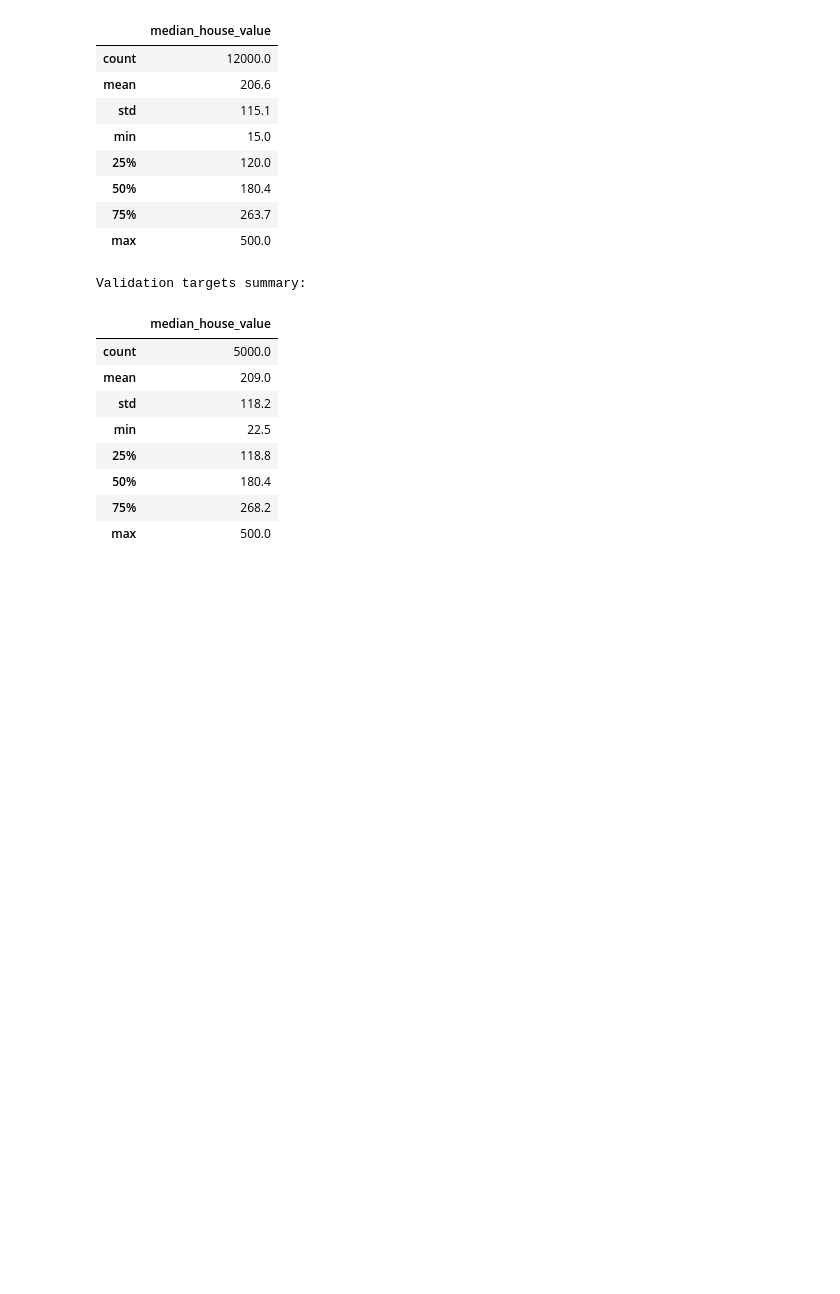
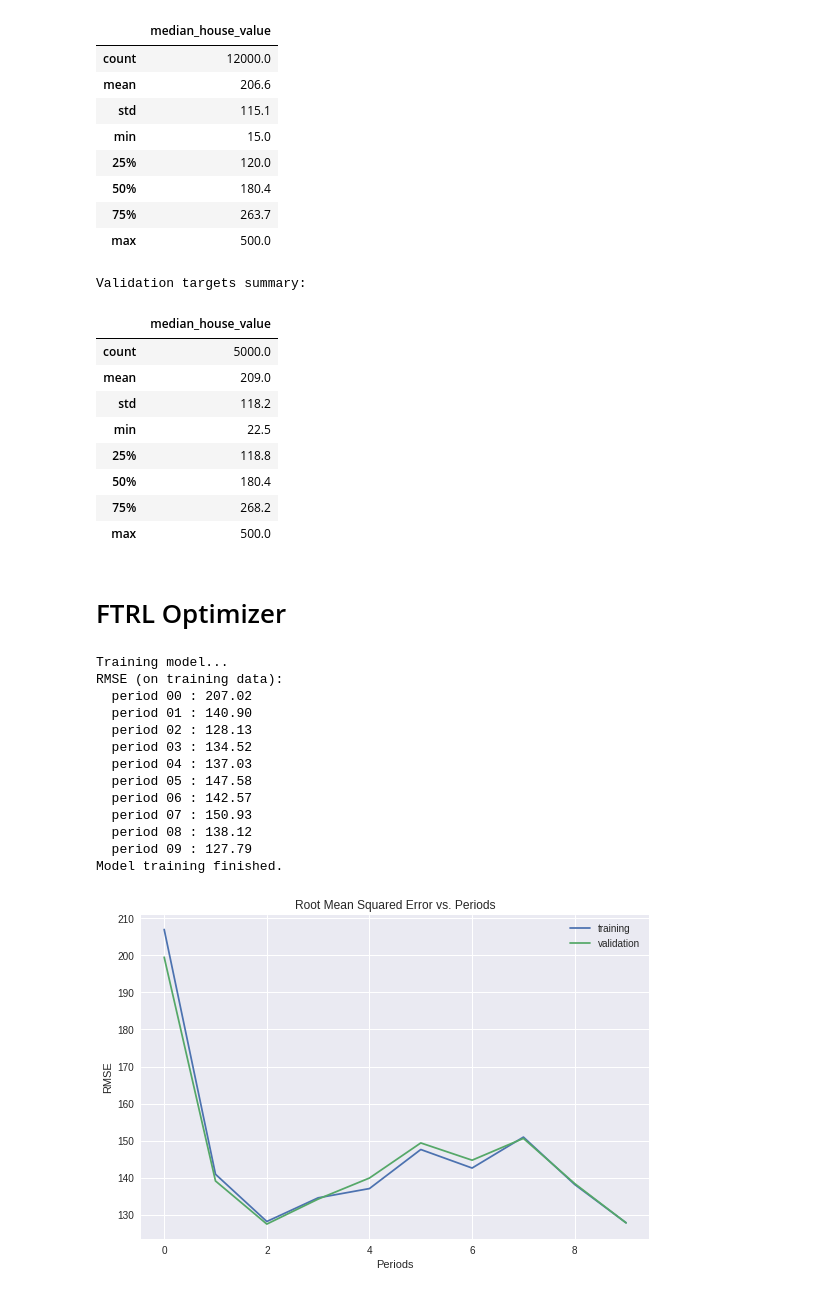
Before and after one commit to dom-andolino/learning-ml-crash-course, a Jupyter notebook: working-notebook-1.ipynb, the cells around one changed output. Drawn from its saved outputs; the diff is of its cells as text; code cells hidden in the pictures; blank space fills up the shorter version.

```diff
--- a/working-notebook-1.ipynb
+++ b/working-notebook-1.ipynb
@@ -185,3 +185,5 @@ Validation targets summary:
 | 50% | 180.4 |
 | 75% | 268.2 |
 | max | 500.0 |
+# %% [markdown]
+# FTRL Optimizer
@@ -187,0 +289,25 @@ Validation targets summary:
+# %%
+_ = train_model(
+    learning_rate=1.0,
+    steps=500,
+    batch_size=100,
+    feature_columns=construct_feature_columns(training_examples),
+    training_examples=training_examples,
+    training_targets=training_targets,
+    validation_examples=validation_examples,
+    validation_targets=validation_targets)
+# %% [output]
+Training model...
+RMSE (on training data):
+  period 00 : 207.02
+  period 01 : 140.90
+  period 02 : 128.13
+  period 03 : 134.52
+  period 04 : 137.03
+  period 05 : 147.58
+  period 06 : 142.57
+  period 07 : 150.93
+  period 08 : 138.12
+  period 09 : 127.79
+Model training finished.
+[figure, added]
```
Also changed, not shown: parts of 4 cells of this notebook.
